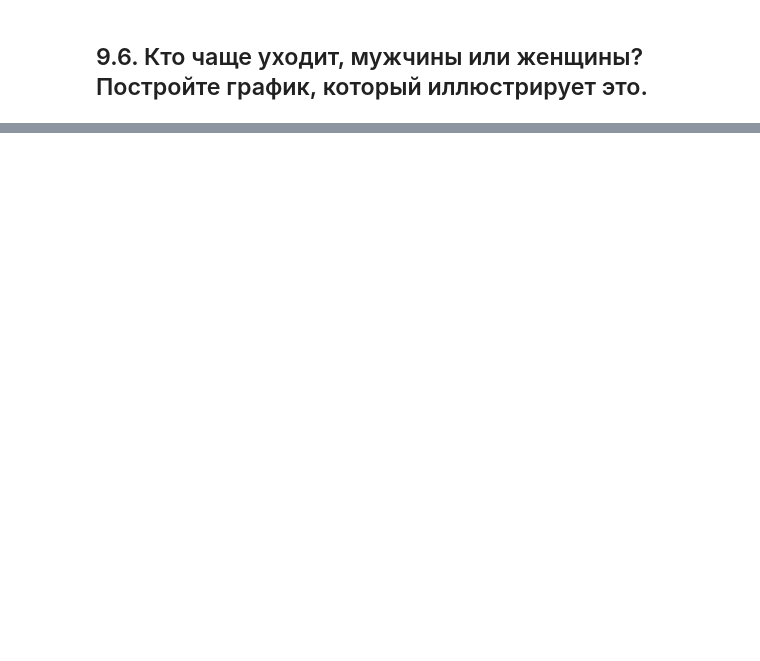
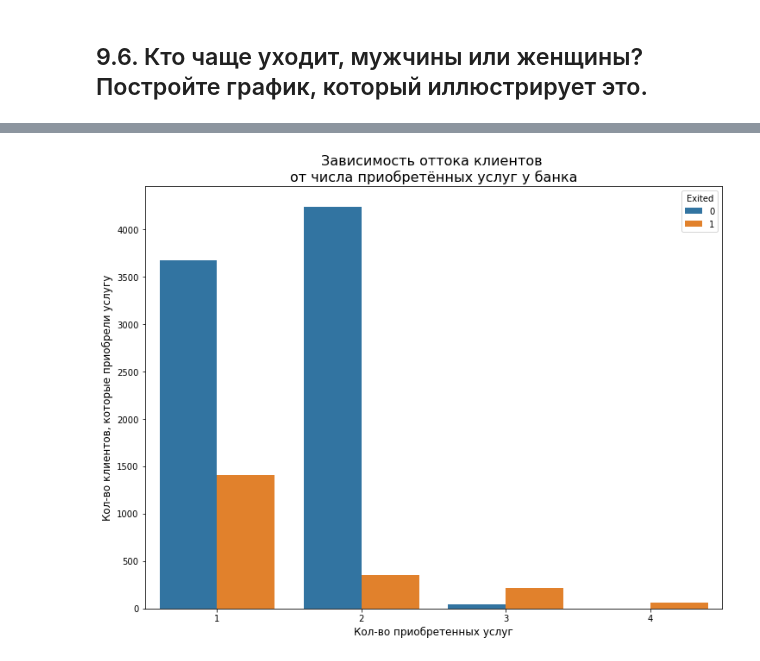
Before and after one commit to Sphexxx/sf_data_science, a Jupyter notebook: PY_13_Визуализация/Проект_визуализация.ipynb, the cells around one changed output, grey strips where cells are left out. Saved outputs shown, nothing was run; the diff lists cells and outputs as text; code cells hidden in the pictures; blank space fills up the shorter version.

```diff
--- a/PY_13_Визуализация/Проект_визуализация.ipynb
+++ b/PY_13_Визуализация/Проект_визуализация.ipynb
@@ -135,0 +152,16 @@ fig.show()
+# %%
+services_exited = churn_df.groupby(['NumOfProducts', 'Exited'], as_index = False).count()
+
+fig = plt.figure(figsize=(12, 9))
+barplot = sns.barplot(
+    data = services_exited,
+    x = 'NumOfProducts',
+    y = 'CustomerId',
+    hue = 'Exited',
+)
+
+barplot.set_title('Зависимость оттока клиентов \nот числа приобретённых услуг у банка', fontsize=16)
+barplot.set_xlabel('Кол-во приобретенных услуг', fontsize=12)
+barplot.set_ylabel('Кол-во клиентов, которые приобрели услугу', fontsize=12);
+# %% [output]
+[figure, added]
```
Also changed, not shown: parts of 15 cells of this notebook, 2 other files.
